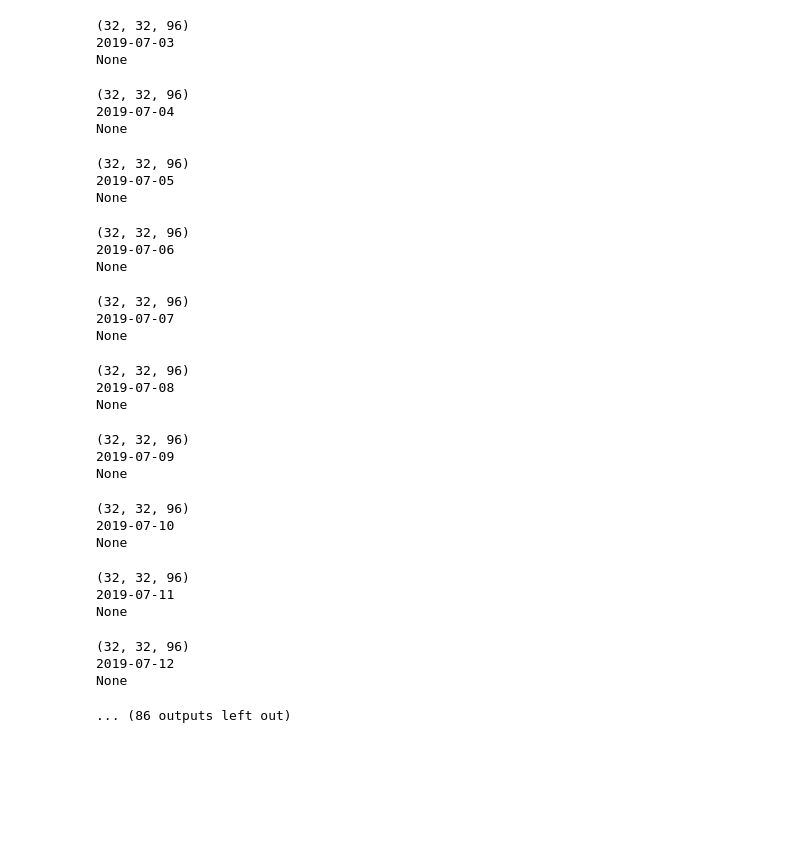
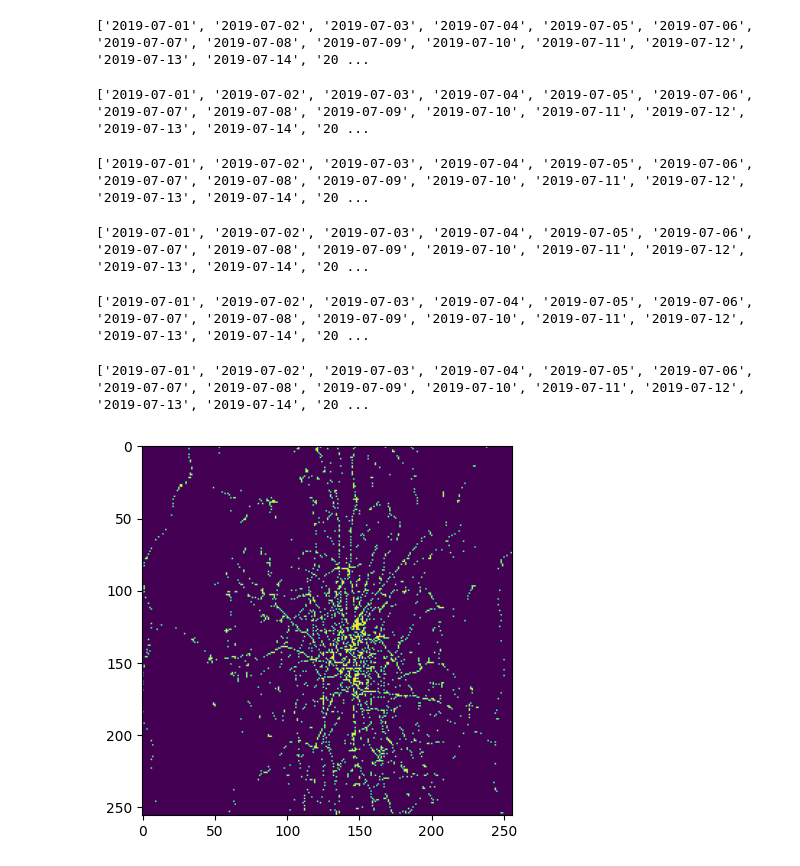
Before and after one commit to mie-lab/Complexity-Aware-Traffic-Prediction, a Jupyter notebook: exploration/generate_training_data_npy.ipynb, the cells around one changed output. Saved outputs shown, nothing was run; the diff lists cells and outputs as text; code cells hidden in the pictures; blank space fills up the shorter version.

```diff
--- a/exploration/generate_training_data_npy.ipynb
+++ b/exploration/generate_training_data_npy.ipynb
@@ -17,7 +17,7 @@ sys.path.append("../")
 
 ! pip install haversine
 # ! pip install tensorflow
-! pip install smartprint
+# ! pip install smartprint -
 ! pip install tqdm
 # ! pip install matplotlib
 ! mkdir data_samples
@@ -202,7 +202,7 @@ def get_NS_EW_distance(df):
 
 from tqdm import tqdm
 def convert_df_to_nxnx96(df, n, date_):
-    print (get_NS_EW_distance(df))
+#     print (get_NS_EW_distance(df))
     df = pd.DataFrame(df[df["day"] == date_])
     if df.shape[0] < 10:
         return
@@ -210,7 +210,7 @@ def convert_df_to_nxnx96(df, n, date_):
     x = []
     y = []
     val = []
-    for i in tqdm(range(df.shape[0]), desc="creating_df"):
+    for i in (range(df.shape[0])):  # , desc="creating_df"):
 #         if i > 10000:
 #             continue
         x.append(df.iloc[i].x)
@@ -237,13 +237,13 @@ def convert_df_to_nxnx96(df, n, date_):
     M = np.zeros((n, n, 96))
 
     # populate the matrix M with the values from the dataframe
-    for i in tqdm(range(df.shape[0]), desc="Creating Matrix"):
+    for i in (range(df.shape[0])): # , desc="Creating Matrix"):
         M[x_bins[i], y_bins[i], :] = df['volume'][i]
 
 
     M = np.nan_to_num(M, 0)
     np.save("data_samples/" + date_ + "-"+str(n) + "x" + str(n) + "x96.npy", M)
-    print(M.shape)
+#     print(M.shape)
 
     return M
 
@@ -259,28 +259,34 @@ def convert_df_to_nxnx96(df, n, date_):
 
 
 import datetime
+from smartprint import smartprint as sprint
 
-start_date = datetime.date(2019, 7, 1)
 end_date = datetime.date(2020, 1, 31)
 delta = datetime.timedelta(days=1)
 
 dates = []
-n = 32
+for n in tqdm([1, 8, 16, 32, 64, 128, 256]):
+#     n = 32
 
-while start_date <= end_date:
-    dates.append(start_date.strftime('%Y-%m-%d'))
-    start_date += delta
-    print (dates[-1])
+    start_date = datetime.date(2019, 7, 1)
+    for i in tqdm(range(220), desc="days processed: "):
+#         sprint (start_date, end_date)
+        if start_date <= end_date:
+            dates.append(start_date.strftime('%Y-%m-%d'))
+            start_date += delta
+#             print (dates[-1])
 
-    M = convert_df_to_nxnx96(df, n, dates[-1])
+            M = convert_df_to_nxnx96(df, n, dates[-1])
+        else:
+            break
 
-print(dates)
+    print(dates)
 
-mask = np.random.rand(M.shape[0], M.shape[1]) * 0
-mask[np.sum(M, axis=2)>0]  = 1
-np.save("data_samples/M.npy", M)
+    mask = np.random.rand(M.shape[0], M.shape[1]) * 0
+    mask[np.sum(M, axis=2)>0]  = 1
+    np.save("data_samples/M.npy", M)
 
-plt.imshow(mask)
+    plt.imshow(mask)
 
 
 # In[ ]:
@@ -308,33 +302,9 @@ None
-(32, 32, 96)
-2019-07-03
-None
+['2019-07-01', '2019-07-02', '2019-07-03', '2019-07-04', '2019-07-05', '2019-07-06', '2019-07-07', '2019-07-08', '2019-07-09', '2019-07-10', '2019-07-11', '2019-07-12', '2019-07-13', '2019-07-14', '20 ...
-(32, 32, 96)
-2019-07-04
-None
+['2019-07-01', '2019-07-02', '2019-07-03', '2019-07-04', '2019-07-05', '2019-07-06', '2019-07-07', '2019-07-08', '2019-07-09', '2019-07-10', '2019-07-11', '2019-07-12', '2019-07-13', '2019-07-14', '20 ...
-(32, 32, 96)
-2019-07-05
-None
+['2019-07-01', '2019-07-02', '2019-07-03', '2019-07-04', '2019-07-05', '2019-07-06', '2019-07-07', '2019-07-08', '2019-07-09', '2019-07-10', '2019-07-11', '2019-07-12', '2019-07-13', '2019-07-14', '20 ...
-(32, 32, 96)
-2019-07-06
-None
+['2019-07-01', '2019-07-02', '2019-07-03', '2019-07-04', '2019-07-05', '2019-07-06', '2019-07-07', '2019-07-08', '2019-07-09', '2019-07-10', '2019-07-11', '2019-07-12', '2019-07-13', '2019-07-14', '20 ...
-(32, 32, 96)
-2019-07-07
-None
+['2019-07-01', '2019-07-02', '2019-07-03', '2019-07-04', '2019-07-05', '2019-07-06', '2019-07-07', '2019-07-08', '2019-07-09', '2019-07-10', '2019-07-11', '2019-07-12', '2019-07-13', '2019-07-14', '20 ...
-(32, 32, 96)
-2019-07-08
-None
+['2019-07-01', '2019-07-02', '2019-07-03', '2019-07-04', '2019-07-05', '2019-07-06', '2019-07-07', '2019-07-08', '2019-07-09', '2019-07-10', '2019-07-11', '2019-07-12', '2019-07-13', '2019-07-14', '20 ...
-(32, 32, 96)
-2019-07-09
-None
-(32, 32, 96)
-2019-07-10
-None
-(32, 32, 96)
-2019-07-11
-None
-(32, 32, 96)
-2019-07-12
-None
-... (86 outputs left out)
+[figure, added]
 # %%
 np.save("data_samples/" "M.npy", M)
```
Also changed, not shown: parts of 2 cells of this notebook, 6 other files.
